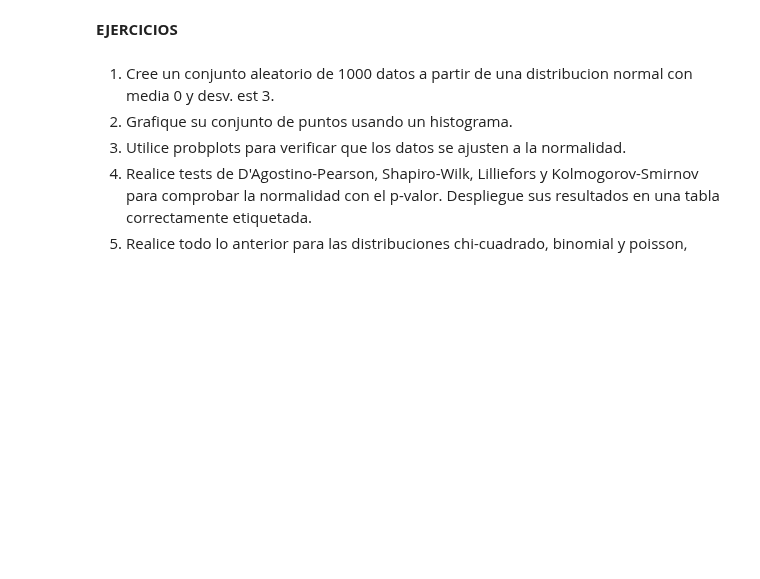
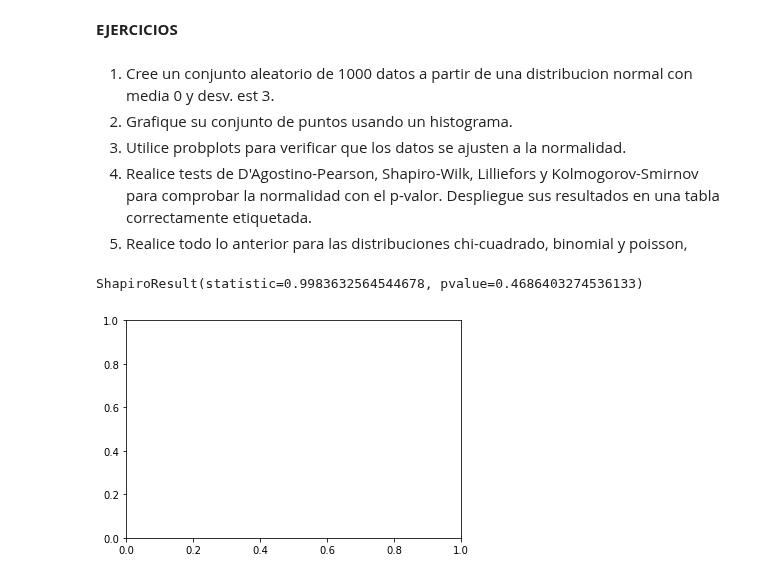
Before and after one commit to bel4212a/Curso-ciencia-de-datos, a Jupyter notebook: Semana-9/Estadistica 2.ipynb, the cells around one changed output. Drawn from its saved outputs; the diff is of its cells as text; code cells hidden in the pictures; blank space fills up the shorter version.

```diff
--- a/Semana-9/Estadistica 2.ipynb
+++ b/Semana-9/Estadistica 2.ipynb
@@ -314,3 +315,14 @@ Si los datos se desvían significativamente de una distribución normal, a veces
 3. Utilice probplots para verificar que los datos se ajusten a la normalidad.
 4. Realice tests de D'Agostino-Pearson, Shapiro-Wilk, Lilliefors y Kolmogorov-Smirnov para comprobar la normalidad con el p-valor. Despliegue sus resultados en una tabla correctamente etiquetada.
 5. Realice todo lo anterior para las distribuciones chi-cuadrado, binomial y poisson,
+# %%
+import matplotlib.pyplot as plt
+from scipy import stats
+normal = stats.norm(0, 3)
+#x = normal.rvs(1000)
+fig, ax = plt.subplots()
+#ax.hist(x, edgecolor = 'k')
+stats.shapiro(x)
+# %% [output]
+ShapiroResult(statistic=0.9983632564544678, pvalue=0.4686403274536133)
+[figure, added]
```
Also changed, not shown: parts of 2 cells of this notebook.
